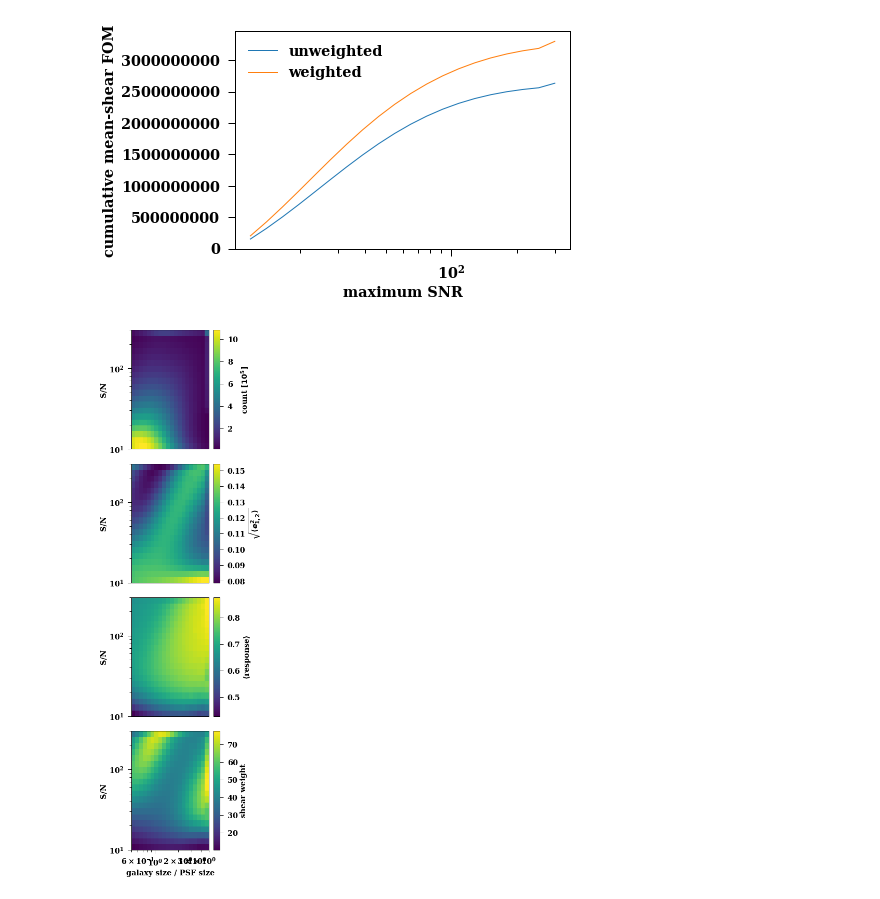
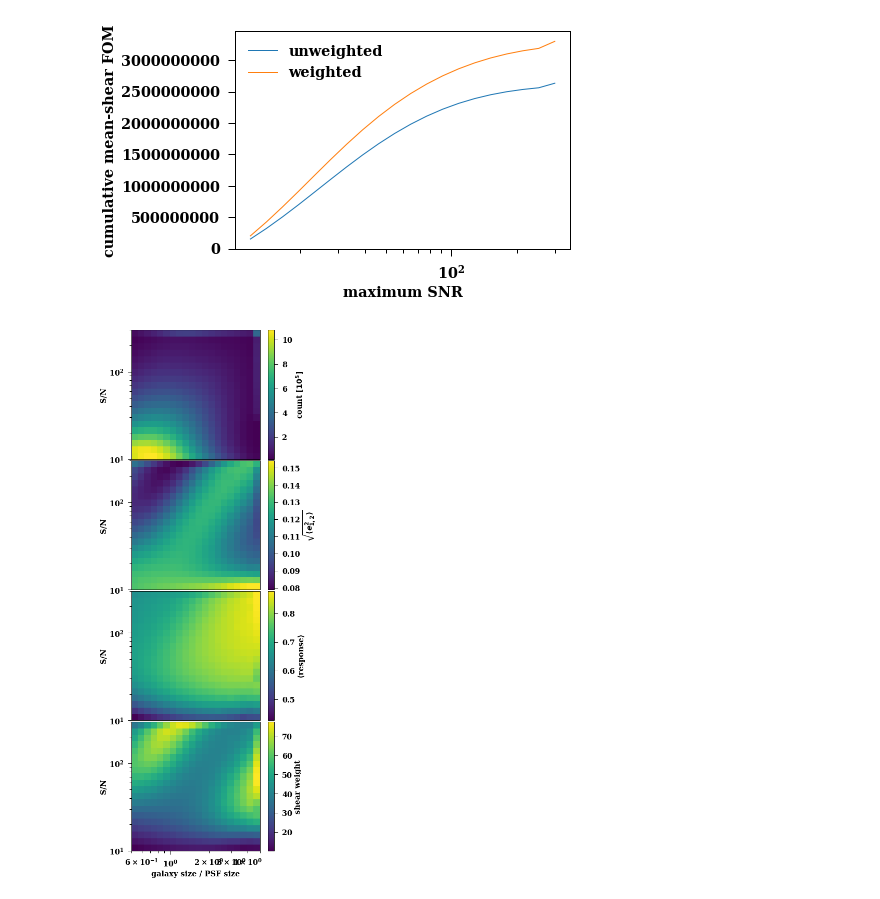
Before and after one commit to des-science/Y3_shearcat_tests, a Jupyter notebook: Weights/plots.ipynb, the cells around one changed output. Drawn from its saved outputs; the diff is of its cells as text; code cells hidden in the pictures.

Commit message:
plot

```diff
--- a/Weights/plots.ipynb
+++ b/Weights/plots.ipynb
@@ -250,7 +250,7 @@ mplot.rc('text', usetex=False)
 mplot.rc('font', family='serif')
 
 
-fig=plt.figure(figsize=(4.5,15))
+fig=plt.figure(figsize=(6,15))
 ax = plt.subplot(411)
 X, Y = np.meshgrid(yedges, xedges)
 im = ax.pcolormesh(X, Y, new_count/1.e5)
@@ -267,33 +267,34 @@ im = ax.pcolormesh(X, Y, new_meanes)
 plt.xscale('log')
 plt.yscale('log')
 plt.ylabel("S/N")
 im.axes.get_xaxis().set_visible(False)
 fig.colorbar(im, ax=ax, label=r"$\sqrt{\langle e_{1,2}^2\rangle}$")
 
 ax = plt.subplot(413)
 X, Y = np.meshgrid(yedges, xedges)
 im = ax.pcolormesh(X, Y, new_response)
 plt.xscale('log')
 plt.yscale('log')
 plt.ylabel("S/N")
 im.axes.get_xaxis().set_visible(False)
 fig.colorbar(im, ax=ax, label=r"$\langle$response$\rangle$")
 
 ax = plt.subplot(414)
 X, Y = np.meshgrid(yedges, xedges)
 im = ax.pcolormesh(X, Y, 1/(new_meanes/new_response)**2)
 
 im.axes.get_xaxis().get_ticklabels()[3].set_visible(False)
 plt.xscale('log')
 plt.yscale('log')
 plt.ylabel("S/N")
 plt.xlabel("galaxy size / PSF size")
 fig.colorbar(im, ax=ax, label="shear weight")
 
 #plt.setp(ax.get_xticklabels(), rotation=30, horizontalalignment='right')
+
+plt.tight_layout()
 plt.subplots_adjust(hspace=0.01)
-plt.tight_layout()
 
-plt.savefig("shear_weights.png")
+plt.savefig("/global/u1/d/dgruen/work/Y3_shearcat_tests/Weights/shear_weights.pdf")
 # %% [output]
-[figure, old version]
+[figure, new version]
```
Also changed, not shown: parts of 1 cell of this notebook.
